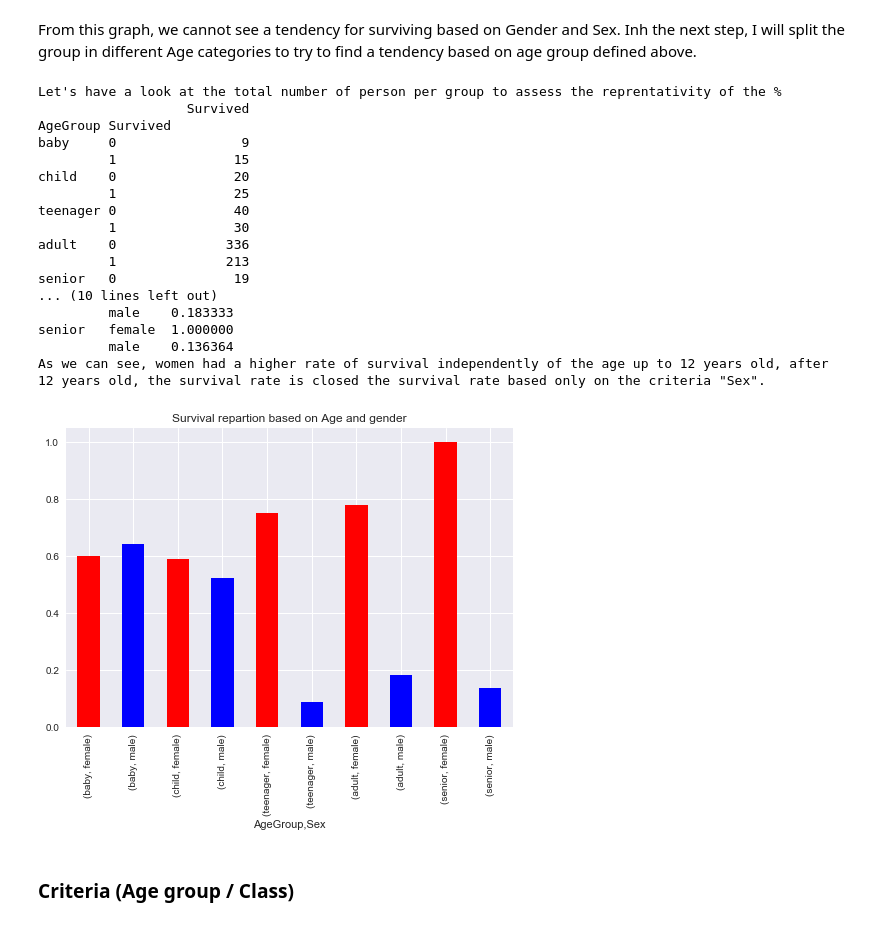
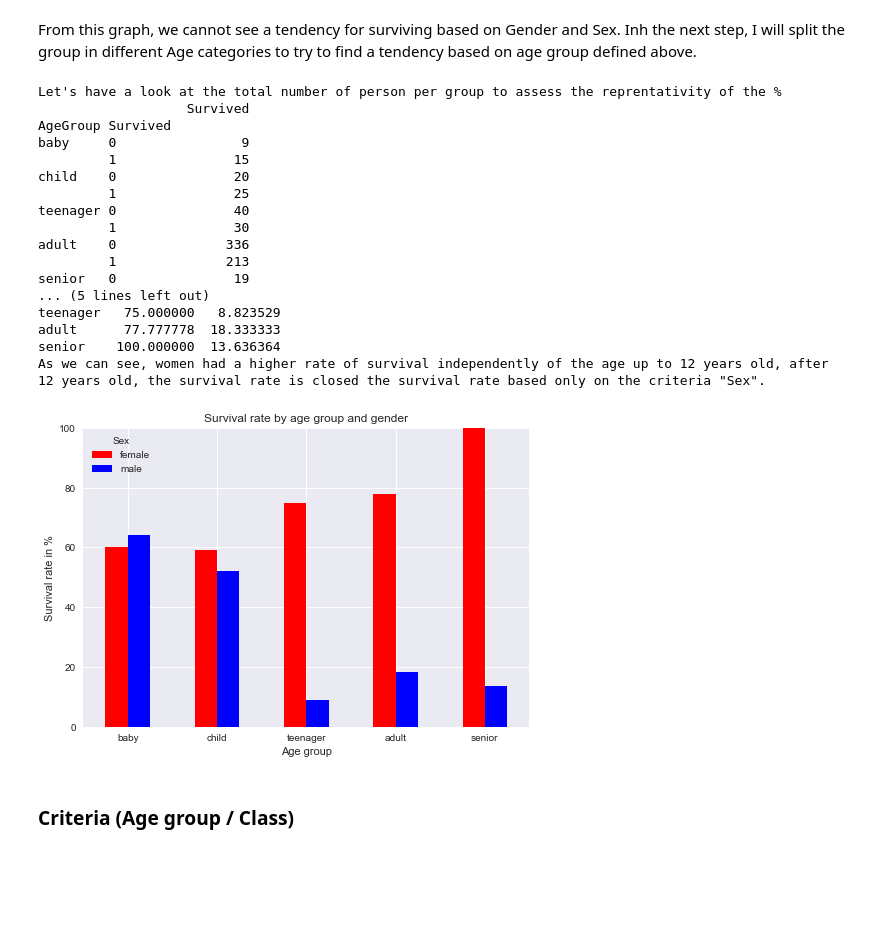
Before and after one commit to jocelyn19/dand_project0_titanic, a Jupyter notebook: Titanic report.ipynb, the cells around one changed output. Saved outputs shown, nothing was run; the diff lists cells and outputs as text; code cells hidden in the pictures; blank space fills up the shorter version.

```diff
--- a/Titanic report.ipynb
+++ b/Titanic report.ipynb
@@ -269,35 +265,38 @@ graph_sex_age.set_xticklabels(["No", "Yes"])
 # %% [markdown]
 From this graph, we cannot see a tendency for surviving based on Gender and Sex. Inh the next step, I will split the group in different Age categories to try to find a tendency based on age group defined above.
 # %%
-survivability_per_sex_AgeGroup_percentage = pd.DataFrame(full_dataset_cleaned.groupby(['AgeGroup', 'Sex',])['Survived'].mean())
+survivability_per_sex_AgeGroup_percentage = pd.DataFrame(full_dataset_cleaned.groupby(['AgeGroup', 'Sex',])['Survived'].mean().unstack()*100)
 survivability_per_sex_AgeGroup_count = pd.DataFrame(full_dataset_cleaned.groupby(['AgeGroup','Survived'])['Survived'].count())
 
 print('Let\'s have a look at the total number of person per group to assess the reprentativity of the %')
 print(survivability_per_sex_AgeGroup_count)
 
 print(survivability_per_sex_AgeGroup_percentage)
-survivability_per_sex_AgeGroup_percentage.plot(kind='bar', color="rb", legend=False)
-plt.title("Survival repartion based on Age and gender")
+ax = survivability_per_sex_AgeGroup_percentage.plot(kind='bar', color="rb")
+ax.set(title='Survival rate by age group and gender',
+       xlabel='Age group', ylabel='Survival rate in %',
+       ylim=[0,100])
+ax.set_xticklabels(ax.get_xmajorticklabels(), rotation=0)
 print('As we can see, women had a higher rate of survival independently of the age up to 12 years old, after 12 years old, the survival rate is closed the survival rate based only on the criteria "Sex".')
 # %% [output]
 Let's have a look at the total number of person per group to assess the reprentativity of the %
                    Survived
 AgeGroup Survived
 baby     0                9
          1               15
 child    0               20
          1               25
 teenager 0               40
          1               30
 adult    0              336
          1              213
 senior   0               19
-... (10 lines left out)
-         male    0.183333
-senior   female  1.000000
-         male    0.136364
+... (5 lines left out)
+teenager   75.000000   8.823529
+adult      77.777778  18.333333
+senior    100.000000  13.636364
 As we can see, women had a higher rate of survival independently of the age up to 12 years old, after 12 years old, the survival rate is closed the survival rate based only on the criteria "Sex".
-[figure, old version]
+[figure, new version]
 # %% [markdown]
 ### Criteria (Age group / Class)
 # %%
```
Also changed, not shown: parts of 12 cells of this notebook, 1 other file.
